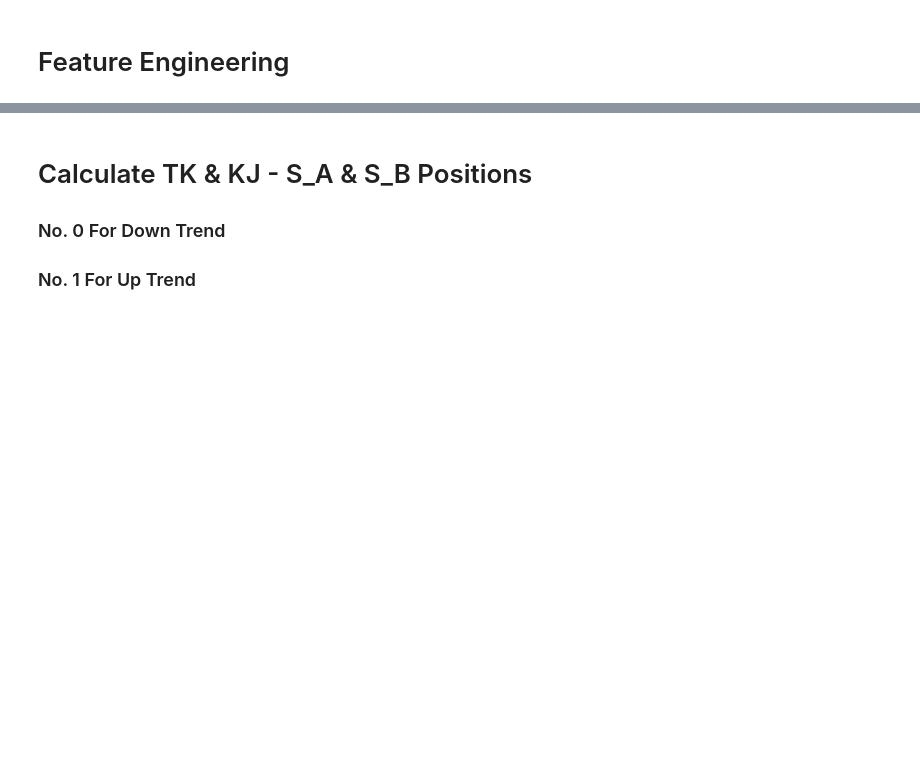
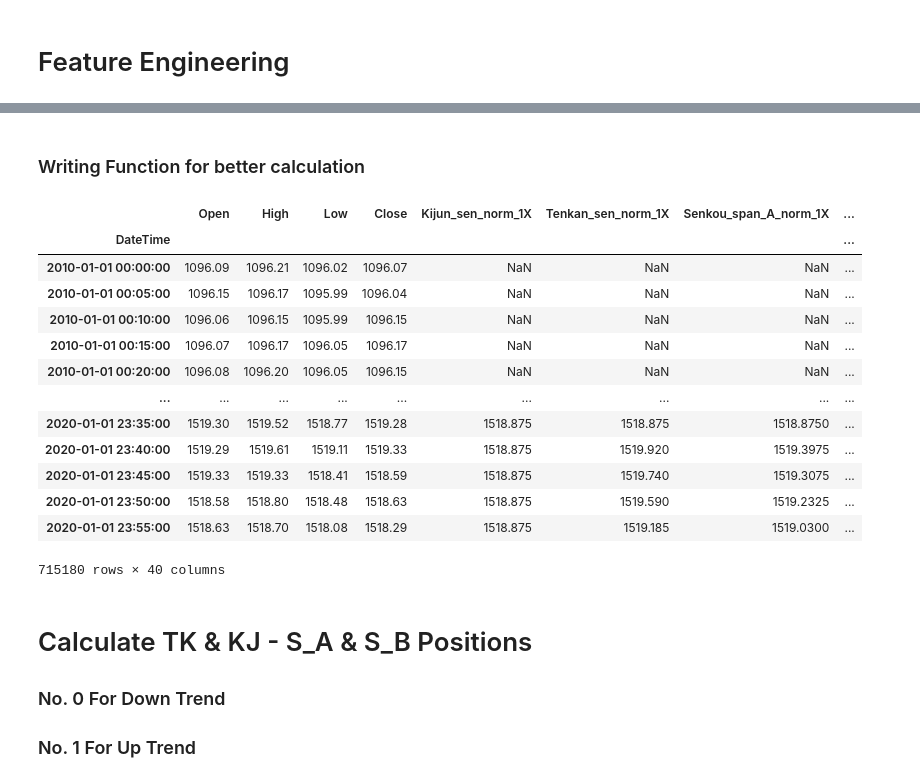
Before and after one commit to mahdirani/finance, a Jupyter notebook: gold-data/feature engineering - adding elements.ipynb, the cells around one changed output, grey strips where cells are left out. Drawn from its saved outputs; the diff is of its cells as text; code cells hidden in the pictures; blank space fills up the shorter version.

Commit message:
Change ichimoku calculation methid from manual to function

```diff
--- a/gold-data/feature engineering - adding elements.ipynb
+++ b/gold-data/feature engineering - adding elements.ipynb
@@ -472,3 +56,65 @@ memory usage: 207.3 MB
+# %% [markdown]
+### Writing Function for better calculation
+# %%
+def add_ichimoku(df, multi_time=3):
+    tk, kj, s_b = 9, 26, 52
+    for i in range(multi_time):
+        i += 1
+        """           Normal Parameters             """
+
+        """      Calculating Normal Tenkan-Sen      """
+        high_for_tk = df["High"].rolling(window=tk*i, min_periods=tk*i).max()
+        low_for_tk = df["Low"].rolling(window=tk*i, min_periods=tk*i).min()
+        df[f"Tenkan_sen_norm_{i}X"] = (high_for_tk + low_for_tk) / 2
+
+        """     Calculating Normal Kijun-Sen        """
+        high_for_kj = df["High"].rolling(window=kj*i, min_periods=kj*i).max()
+        low_for_kj = df["Low"].rolling(window=kj*i, min_periods=kj*i).min()
+        df[f"Kijun_sen_norm_{i}X"] = (high_for_kj + low_for_kj) / 2
+
+        """     Calculating Normal Senkou-span-A    """
+        df[f"Senkou_span_A_norm_{i}X"] = (df[f"Tenkan_sen_norm_{i}X"] + df[f"Kijun_sen_norm_{i}X"]) / 2
+
+        """     Calculating Normal Senkou-span-B    """
+        high_for_s_b = df["High"].rolling(window=s_b*i, min_periods=s_b*i).max()
+        low_for_s_b = df["Low"].rolling(window=s_b*i, min_periods=s_b*i).min()
+        df[f"Senkou_span_B_norm_{i}X"] = (high_for_s_b + low_for_s_b) / 2
+
+        """           Advanced Parameters            """
+        """      Calculating Avanced Tenkan-Sen      """
+        df[f"Tenkan_sen_adv_{i}X"] = df[f"Tenkan_sen_norm_{i}X"].shift(kj*i)
+
+        """      Calculating Avanced Kijun-Sen       """
+        df[f"Kijun_sen_adv_{i}X"] = df[f"Kijun_sen_norm_{i}X"].shift(kj*i)
+
+        """     Calculating Avanced Senkou-span-A    """
+        df[f"Senkou_span_A_adv_{i}X"] = df[f"Senkou_span_A_norm_{i}X"].shift(kj*i)
+
+        """     Calculating Avanced Senkou-span-B    """
+        df[f"Senkou_span_B_adv_{i}X"] = df[f"Senkou_span_B_norm_{i}X"].shift(kj*i)
+
+        """      Calculating Avanced Chikou-span      """
+        df[f"Chikou_span_adv_{i}X"] = df["Close"].shift(kj*i)
+
+    return df
+# %%
+add_ichimoku(df, multi_time=4)
+df
+# %% [output]
+|  | Open | High | Low | Close | Kijun_sen_norm_1X | Tenkan_sen_norm_1X | Senkou_span_A_norm_1X | ... |
+| DateTime |  |  |  |  |  |  |  | ... |
+| 2010-01-01 00:00:00 | 1096.09 | 1096.21 | 1096.02 | 1096.07 | NaN | NaN | NaN | ... |
+| 2010-01-01 00:05:00 | 1096.15 | 1096.17 | 1095.99 | 1096.04 | NaN | NaN | NaN | ... |
+| 2010-01-01 00:10:00 | 1096.06 | 1096.15 | 1095.99 | 1096.15 | NaN | NaN | NaN | ... |
+| 2010-01-01 00:15:00 | 1096.07 | 1096.17 | 1096.05 | 1096.17 | NaN | NaN | NaN | ... |
+| 2010-01-01 00:20:00 | 1096.08 | 1096.20 | 1096.05 | 1096.15 | NaN | NaN | NaN | ... |
+| ... | ... | ... | ... | ... | ... | ... | ... | ... |
+| 2020-01-01 23:35:00 | 1519.30 | 1519.52 | 1518.77 | 1519.28 | 1518.875 | 1518.875 | 1518.8750 | ... |
+| 2020-01-01 23:40:00 | 1519.29 | 1519.61 | 1519.11 | 1519.33 | 1518.875 | 1519.920 | 1519.3975 | ... |
+| 2020-01-01 23:45:00 | 1519.33 | 1519.33 | 1518.41 | 1518.59 | 1518.875 | 1519.740 | 1519.3075 | ... |
+| 2020-01-01 23:50:00 | 1518.58 | 1518.80 | 1518.48 | 1518.63 | 1518.875 | 1519.590 | 1519.2325 | ... |
+| 2020-01-01 23:55:00 | 1518.63 | 1518.70 | 1518.08 | 1518.29 | 1518.875 | 1519.185 | 1519.0300 | ... |
+715180 rows × 40 columns
 # %% [markdown]
 # Calculate TK & KJ - S_A & S_B Positions
 
```
Also changed, not shown: parts of 31 cells of this notebook.
